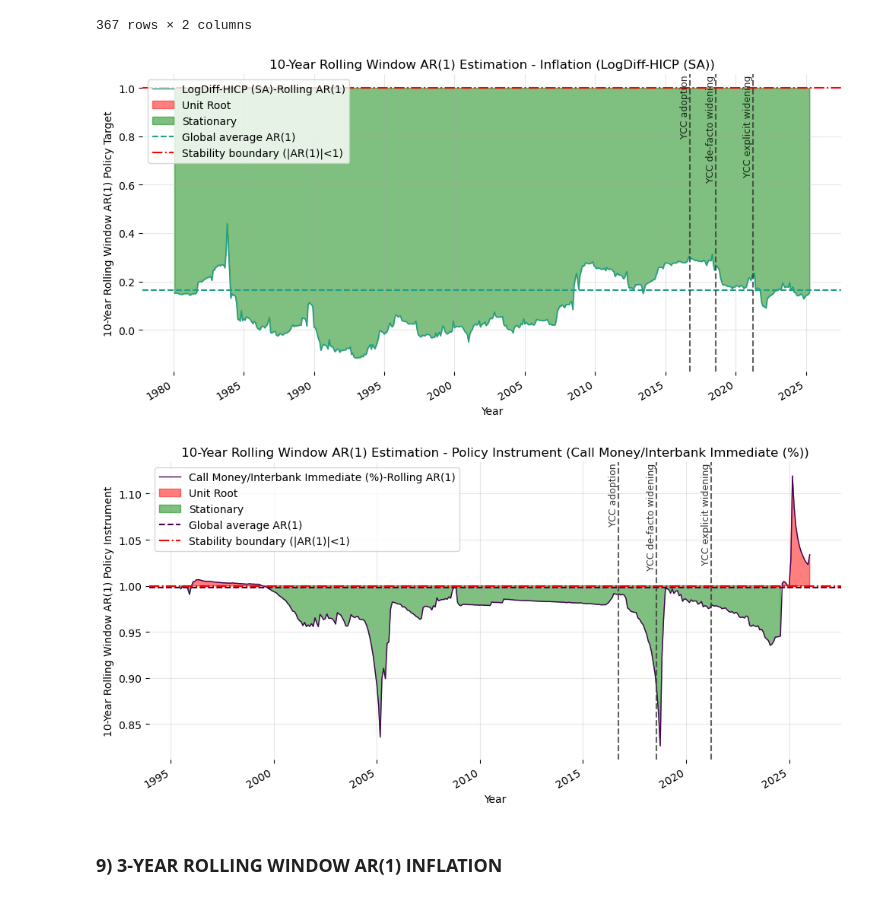
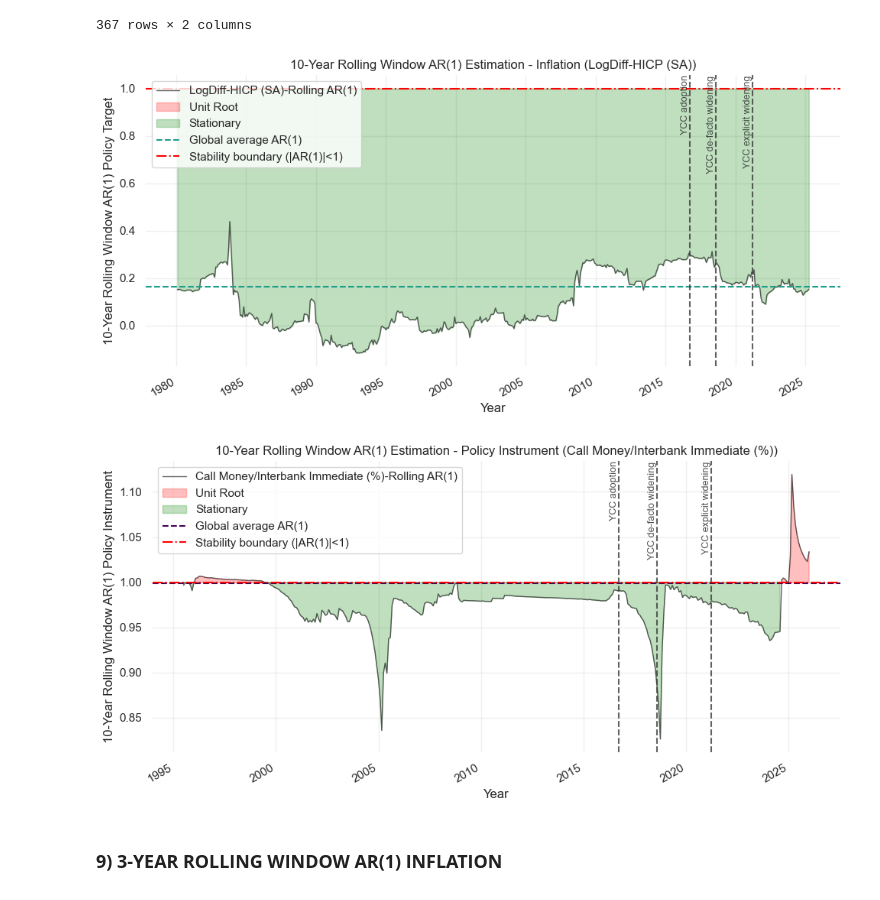
Before and after one commit to EliaLand/Policy_Target_RegimeSwitchingPersistence, a Jupyter notebook: Module3_ar_analysis.ipynb, the cells around one changed output. Cells and saved outputs as stored; diff of their text form; code cells hidden in the pictures.

```diff
--- a/Module3_ar_analysis.ipynb
+++ b/Module3_ar_analysis.ipynb
@@ -1384,7 +1384,8 @@ for var, col in zip(core_variables, palette):
         df[var],
         label=f"{var}",
         linewidth=1,
-        color = col
+        color = "#393939",
+        alpha = 0.8
         )
 
 # Stationarity regions
@@ -1393,14 +1394,14 @@ ax.fill_between(df.index, df["LogDiff-HICP (SA)-Rolling AR(1)"],
                 1,
                 where=(df["LogDiff-HICP (SA)-Rolling AR(1)"] >= 1),
                 color="#FF0000",
-                alpha=0.5,
+                alpha=0.25,
                 label="Unit Root")
 ax.fill_between(df.index,
                 df["LogDiff-HICP (SA)-Rolling AR(1)"],
                 1,
                 where=(df["LogDiff-HICP (SA)-Rolling AR(1)"] < 1),
                 color="green",
-                alpha=0.5,
+                alpha=0.25,
                 label="Stationary")
 
 # Average AR(1) over the whole sample
@@ -1474,34 +1475,34 @@ ax.text(
     ax.get_ylim()[1],
     "YCC explicit widening",
     rotation=90,
     va="top",
     ha="right",
     fontsize=9,
     alpha=0.8
 )
 
 # Time Fix
 ax.xaxis.set_major_locator(mdates.YearLocator(5))
 ax.xaxis.set_major_formatter(mdates.DateFormatter("%Y"))
 
 # General settings
 ax.spines["top"].set_visible(False)
 ax.spines["right"].set_visible(False)
 ax.spines["left"].set_visible(False)
 ax.spines["bottom"].set_visible(False)
 ax.set_title(f"10-Year Rolling Window AR(1) Estimation - Inflation (LogDiff-HICP (SA))")
 ax.set_xlabel("Year")
 ax.set_ylabel(f"10-Year Rolling Window AR(1) Policy Target")
 ax.grid(True, alpha=0.3)
 ax.legend()
 
 # (!!!) autofmt_xdate() goes on fig not on ax
 fig.autofmt_xdate()
 
 plt.tight_layout()
 plt.show()
 # %% [output]
-[figure, old version]
+[figure, new version]
 # %%
 # Rolling Window AR(1) Estimation: Policy Instrument (Call Money/Interbank Immediate (%))
 
@@ -1522,7 +1523,8 @@ for var, col in zip(core_variables, palette):
         df[var],
         label=f"{var}",
         linewidth=1,
-        color = col
+        color = "#393939",
+        alpha = 0.8
         )
 
 # Stationarity regions
@@ -1531,14 +1533,14 @@ ax.fill_between(df.index, df["Call Money/Interbank Immediate (%)-Rolling AR(1)"]
                 1,
                 where=(df["Call Money/Interbank Immediate (%)-Rolling AR(1)"] >= 1),
                 color="#FF0000",
-                alpha=0.5,
+                alpha=0.25,
                 label="Unit Root")
 ax.fill_between(df.index,
                 df["Call Money/Interbank Immediate (%)-Rolling AR(1)"],
                 1,
                 where=(df["Call Money/Interbank Immediate (%)-Rolling AR(1)"] < 1),
                 color="green",
-                alpha=0.5,
+                alpha=0.25,
                 label="Stationary")
 
 # Average AR(1) over the whole sample
@@ -1639,7 +1641,7 @@ fig.autofmt_xdate()
 plt.tight_layout()
 plt.show()
 # %% [output]
-[figure, old version]
+[figure, new version]
 # %% [markdown]
 ### **9) 3-YEAR ROLLING WINDOW AR(1) INFLATION**
 # %%
```
Also changed, not shown: parts of 38 cells of this notebook, 2 other files.
